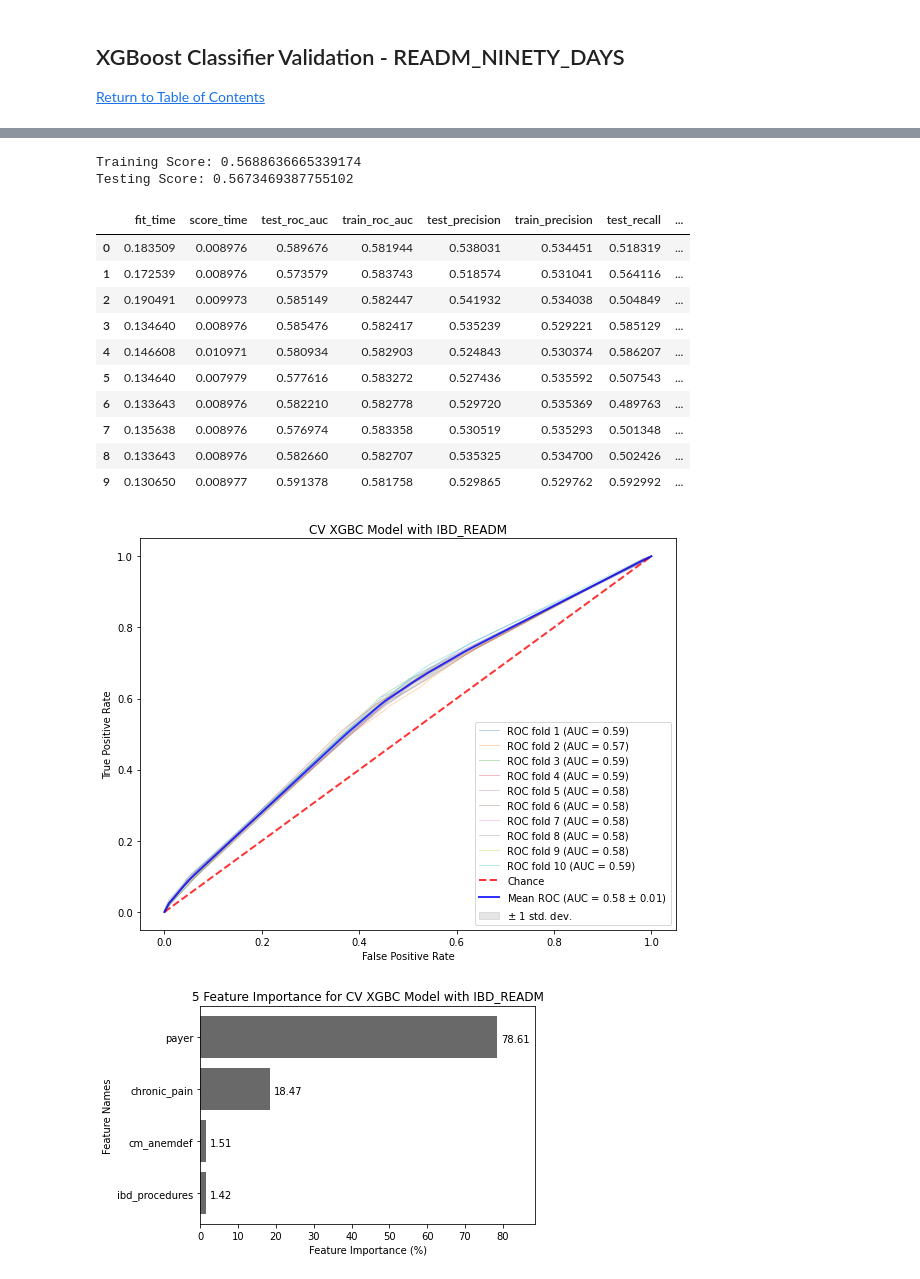
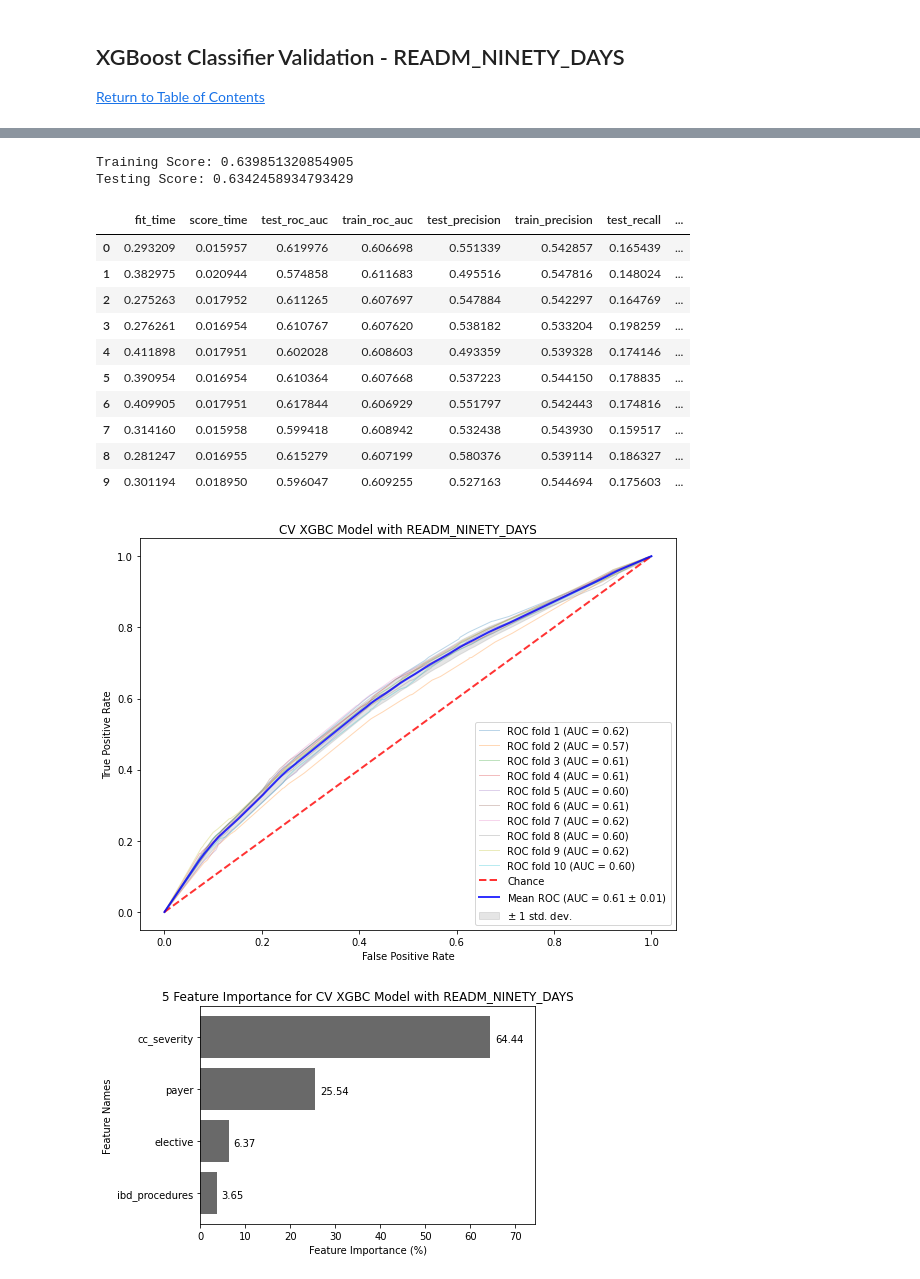
Before and after one commit to Autonomousse/UCSD_NRD_2017, a Jupyter notebook: NRD_2017_ML_Validation_5_Features_SP.ipynb, the cells around one changed output, grey strips where cells are left out. Drawn from its saved outputs; the diff is of its cells as text; code cells hidden in the pictures.

```diff
--- a/NRD_2017_ML_Validation_5_Features_SP.ipynb
+++ b/NRD_2017_ML_Validation_5_Features_SP.ipynb
@@ -705,8 +717,8 @@ plt.show()
 [Return to Table of Contents](#contents)
 # %%
 # Plug in the features found by the XGBClassifier RFE process on the 2013 NRD file and repeat the same steps.
-# These are the features from XGBClassifier RFE NRD 2013: ['los', 'orproc', 'cm_drug', 'cm_dmcx', 'chronic_pain']
-data_xgbc_hnhc = ['hnhc_patients', 'los', 'cm_drug', 'cm_dmcx', 'chronic_pain']
+# These are the features from XGBClassifier RFE NRD 2013: ['los', 'orproc', 'cm_dmcx', 'cm_drug', 'chronic_pain']
+data_xgbc_hnhc = ['hnhc_patients', 'los', 'cm_dmcx', 'cm_drug', 'chronic_pain']
 
 # Call the function to split and retrieve the target and feature set.
 cleaned_data_wo_outcome_df_xgbc_hnhc, target_srs_xgbc_hnhc = validate_2013(data_xgbc_hnhc, readm_df)
@@ -866,8 +878,8 @@ plt.show()
 [Return to Table of Contents](#contents)
 # %%
 # Plug in the features found by the LR RFE process on the 2013 NRD file and repeat the same steps.
-# These are the features from LR RFE NRD 2013: ['pq15_asthma', 'new_mi_adm', 'new_meningitis_adm', 'new_listeriosis_adm', 'chronic_pain']
-data_lr_ninety = ['has_90_day_readm', 'pqi_15', 'meningitis', 'listeriosis', 'chronic pain']
+# These are the features from LR RFE NRD 2013: ['pq14_diabeteswocomp', 'pq16_dm_amputate', 'new_cardiacarrest_adm', 'new_fungal_adm', 'new_pcp_adm']
+data_lr_ninety = ['has_90_day_readm', ]
 
 # Call the function to split and retrieve the target and feature set.
 cleaned_data_wo_outcome_df_lr_ninety, target_srs_lr_ninety = validate_2013(data_lr_ninety, readm_df)
@@ -912,8 +924,8 @@ plt.show()
 [Return to Table of Contents](#contents)
 # %%
 # Plug in the features found by the DTC RFE process on the 2013 NRD file and repeat the same steps.
-# These are the features from DTC RFE NRD 2013: ['female', 'aweekend', 'hosp_urban_rural_location', 'zipinc_qrtl', 'fractures']
-data_dtc_ninety = ['has_90_day_readm', 'female', 'aweekend', 'zipinc_qrtl']
+# These are the features from DTC RFE NRD 2013: ['age', 'los', 'orproc', 'payer', 'cc_index']
+data_dtc_ninety = ['has_90_day_readm', 'age', 'los', 'payer', 'cc_severity']
 
 cleaned_data_wo_outcome_df_dtc_ninety, target_srs_dtc_ninety = validate_2013(data_dtc_ninety, readm_df)
 # %% [output]
@@ -987,8 +999,8 @@ plt.show()
 [Return to Table of Contents](#contents)
 # %%
 # Plug in the features found by the XGBClassifier RFE process on the 2013 NRD file and repeat the same steps.
-# These are the features from XGBClassifier RFE NRD 2013: ['orproc', 'hosp_urban_rural_location', 'zipinc_qrtl', 'cc_index', 'fractures']
-data_xgbc_ninety = readm_data_df['has_90_day_readm', 'zipinc_qrtl', 'cc_severity']
+# These are the features from XGBClassifier RFE NRD 2013: ['elective', 'orproc', 'payer', 'ibd_procedures', 'cc_index']
+data_xgbc_ninety = ['has_90_day_readm', 'elective', 'payer', 'ibd_procedures', 'cc_severity']
 
 # Call the function to split and retrieve the target and feature set.
 cleaned_data_wo_outcome_df_xgbc_ninety, target_srs_xgbc_ninety = validate_2013(data_xgbc_ninety, readm_df)
@@ -1015,8 +1027,8 @@ model_xgbc_ninety.fit(X_train_xgbc_ninety, y_train_xgbc_ninety)
 print(f'Training Score: {model_xgbc_ninety.score(X_train_xgbc_ninety, y_train_xgbc_ninety)}')
 print(f'Testing Score: {model_xgbc_ninety.score(X_test_xgbc_ninety, y_test_xgbc_ninety)}')
 # %% [output]
-Training Score: 0.5688636665339174
-Testing Score: 0.5673469387755102
+Training Score: 0.639851320854905
+Testing Score: 0.6342458934793429
 # %%
 # K-Fold Validation using XGBClassifier.
 scores_xgbc_ninety = cross_validate(model_xgbc_ninety, cleaned_data_wo_outcome_df_xgbc_ninety, target_srs_xgbc_ninety, cv=10, scoring=('roc_auc', 'precision','recall', 'accuracy'), return_train_score=True)
@@ -1024,36 +1036,36 @@ scores_df_xgbc_ninety = pd.DataFrame(scores_xgbc_ninety)
 scores_df_xgbc_ninety
 # %% [output]
 |  | fit_time | score_time | test_roc_auc | train_roc_auc | test_precision | train_precision | test_recall | ... |
-| 0 | 0.183509 | 0.008976 | 0.589676 | 0.581944 | 0.538031 | 0.534451 | 0.518319 | ... |
-| 1 | 0.172539 | 0.008976 | 0.573579 | 0.583743 | 0.518574 | 0.531041 | 0.564116 | ... |
-| 2 | 0.190491 | 0.009973 | 0.585149 | 0.582447 | 0.541932 | 0.534038 | 0.504849 | ... |
-| 3 | 0.134640 | 0.008976 | 0.585476 | 0.582417 | 0.535239 | 0.529221 | 0.585129 | ... |
-| 4 | 0.146608 | 0.010971 | 0.580934 | 0.582903 | 0.524843 | 0.530374 | 0.586207 | ... |
-| 5 | 0.134640 | 0.007979 | 0.577616 | 0.583272 | 0.527436 | 0.535592 | 0.507543 | ... |
-| 6 | 0.133643 | 0.008976 | 0.582210 | 0.582778 | 0.529720 | 0.535369 | 0.489763 | ... |
-| 7 | 0.135638 | 0.008976 | 0.576974 | 0.583358 | 0.530519 | 0.535293 | 0.501348 | ... |
-| 8 | 0.133643 | 0.008976 | 0.582660 | 0.582707 | 0.535325 | 0.534700 | 0.502426 | ... |
-| 9 | 0.130650 | 0.008977 | 0.591378 | 0.581758 | 0.529865 | 0.529762 | 0.592992 | ... |
+| 0 | 0.293209 | 0.015957 | 0.619976 | 0.606698 | 0.551339 | 0.542857 | 0.165439 | ... |
+| 1 | 0.382975 | 0.020944 | 0.574858 | 0.611683 | 0.495516 | 0.547816 | 0.148024 | ... |
+| 2 | 0.275263 | 0.017952 | 0.611265 | 0.607697 | 0.547884 | 0.542297 | 0.164769 | ... |
+| 3 | 0.276261 | 0.016954 | 0.610767 | 0.607620 | 0.538182 | 0.533204 | 0.198259 | ... |
+| 4 | 0.411898 | 0.017951 | 0.602028 | 0.608603 | 0.493359 | 0.539328 | 0.174146 | ... |
+| 5 | 0.390954 | 0.016954 | 0.610364 | 0.607668 | 0.537223 | 0.544150 | 0.178835 | ... |
+| 6 | 0.409905 | 0.017951 | 0.617844 | 0.606929 | 0.551797 | 0.542443 | 0.174816 | ... |
+| 7 | 0.314160 | 0.015958 | 0.599418 | 0.608942 | 0.532438 | 0.543930 | 0.159517 | ... |
+| 8 | 0.281247 | 0.016955 | 0.615279 | 0.607199 | 0.580376 | 0.539114 | 0.186327 | ... |
+| 9 | 0.301194 | 0.018950 | 0.596047 | 0.609255 | 0.527163 | 0.544694 | 0.175603 | ... |
 # %%
 # Cross validated ROC/AUC chart, run classifier with cross-validation and plot ROC curves.
 draw_cv_auc_roc(model_xgbc_ninety, cv, cleaned_data_wo_outcome_df_xgbc_ninety, target_srs_xgbc_ninety, num_features, 'CV XGBC Model with READM_NINETY_DAYS')
 # %% [output]
-[figure, old version]
+[figure, new version]
 # %%
 # Grab the feature importance using the cross validation XGBClassifier model.
 importance_xgbc_ninety = sorted(zip(model_xgbc_ninety.feature_importances_*100, X_train_xgbc_ninety))
 
 # Graph feature importance for XGBClassifier.
 value_labels_xgbc_ninety = [x[0] for x in importance_xgbc_ninety]
 feature_names_xgbc_ninety = [y[1] for y in importance_xgbc_ninety]
 plt.barh(feature_names_xgbc_ninety, value_labels_xgbc_ninety, color='dimgray')
 for index, value in enumerate(value_labels_xgbc_ninety):
     plt.text(value/value_labels_xgbc_ninety[index]+value, index-0.09, str(f'{value:.2f}'), color='black')
 plt.xlabel('Feature Importance (%)')
-plt.xlim((0, max(value_labels_xgbc_ninety)+5))
+plt.xlim((0, max(value_labels_xgbc_ninety)+10))
 plt.ylabel('Feature Names')
 plt.title(f"{num_features} Feature Importance for CV XGBC Model with READM_NINETY_DAYS")
 plt.savefig(f'{images_folder}\{num_features}_features\CV_XGBC_READM_NINETY_DAYS_Feature_Importance_{num_features}_validation', dpi=300)
 plt.show()
 # %% [output]
-[figure, old version]
+[figure, new version]
```
Also changed, not shown: parts of 26 cells of this notebook, 2 other files.
